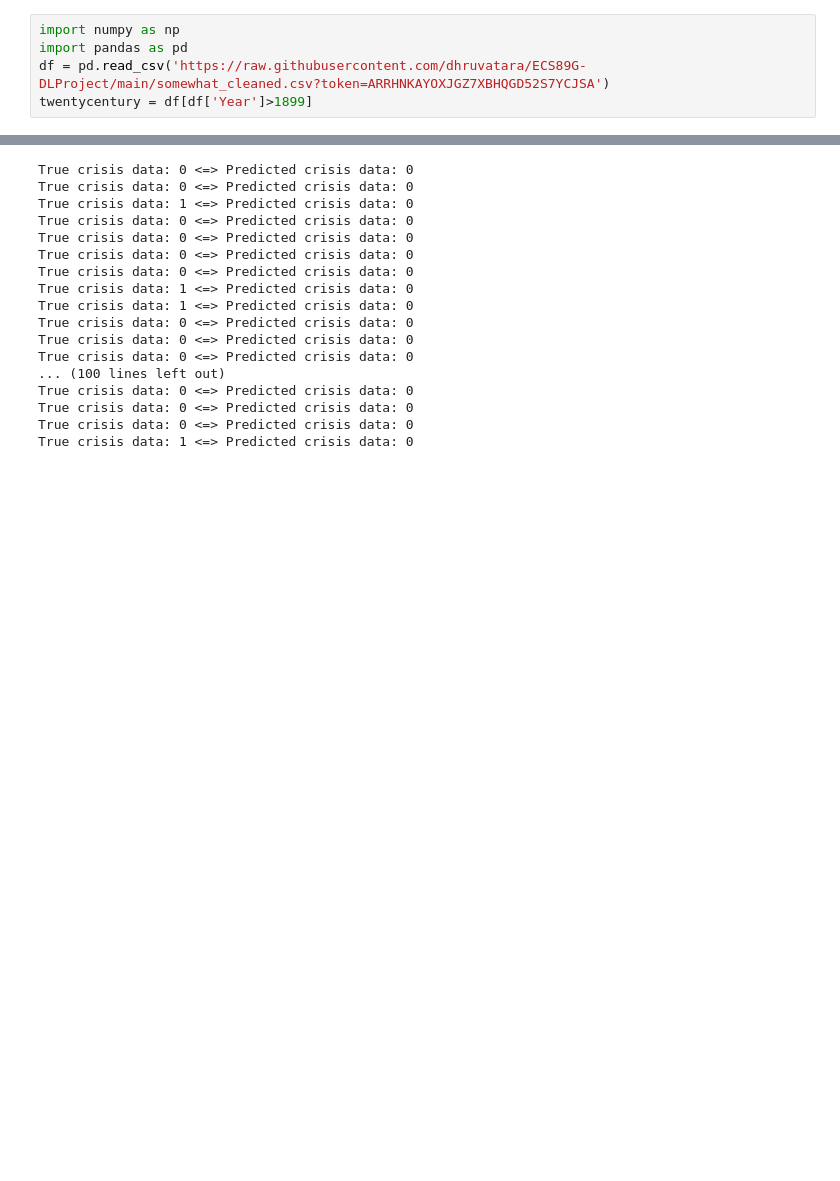
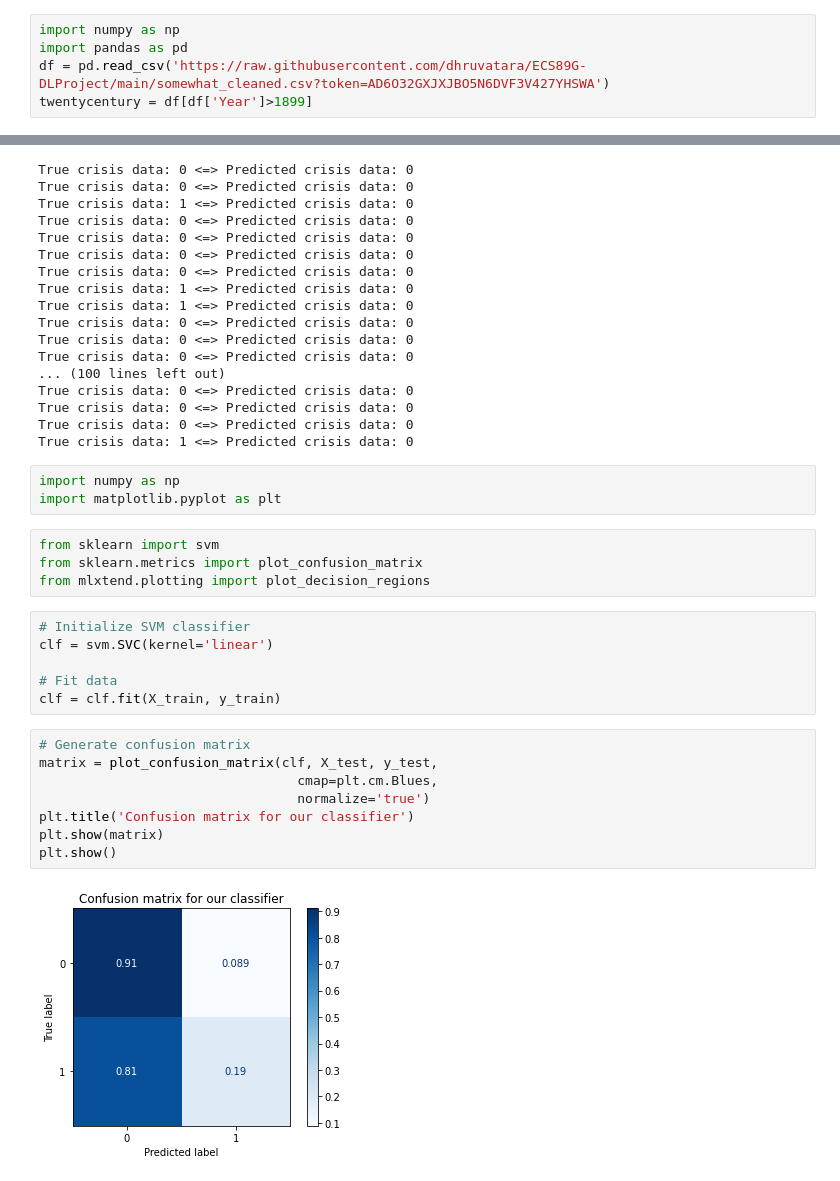
Before and after one commit to dhruvatara/ECS89G-DLProject, a Jupyter notebook: RNN_sixth_draft.ipynb, the cells around one changed output, grey strips where cells are left out. Drawn from its saved outputs; the diff is of its cells as text; blank space fills up the shorter version.

Commit message:
code added for confusion matrix

```diff
--- a/RNN_sixth_draft.ipynb
+++ b/RNN_sixth_draft.ipynb
@@ -1,5 +1,5 @@
 # %%
 import numpy as np
 import pandas as pd
-df = pd.read_csv('https://raw.githubusercontent.com/dhruvatara/ECS89G-DLProject/main/somewhat_cleaned.csv?token=ARRHNKAYOXJGZ7XBHQGD52S7YCJSA')
+df = pd.read_csv('https://raw.githubusercontent.com/dhruvatara/ECS89G-DLProject/main/somewhat_cleaned.csv?token=AD6O32GXJXJBO5N6DVF3V427YHSWA')
 twentycentury = df[df['Year']>1899]
@@ -187,3 +191,26 @@ True crisis data: 0 <=> Predicted crisis data: 0
 True crisis data: 0 <=> Predicted crisis data: 0
 True crisis data: 0 <=> Predicted crisis data: 0
 True crisis data: 1 <=> Predicted crisis data: 0
+# %%
+import numpy as np
+import matplotlib.pyplot as plt
+# %%
+from sklearn import svm
+from sklearn.metrics import plot_confusion_matrix
+from mlxtend.plotting import plot_decision_regions
+# %%
+# Initialize SVM classifier
+clf = svm.SVC(kernel='linear')
+
+# Fit data
+clf = clf.fit(X_train, y_train)
+# %%
+# Generate confusion matrix
+matrix = plot_confusion_matrix(clf, X_test, y_test,
+                                 cmap=plt.cm.Blues,
+                                 normalize='true')
+plt.title('Confusion matrix for our classifier')
+plt.show(matrix)
+plt.show()
+# %% [output]
+[figure, added]
```
Also changed, not shown: parts of 4 cells of this notebook.
